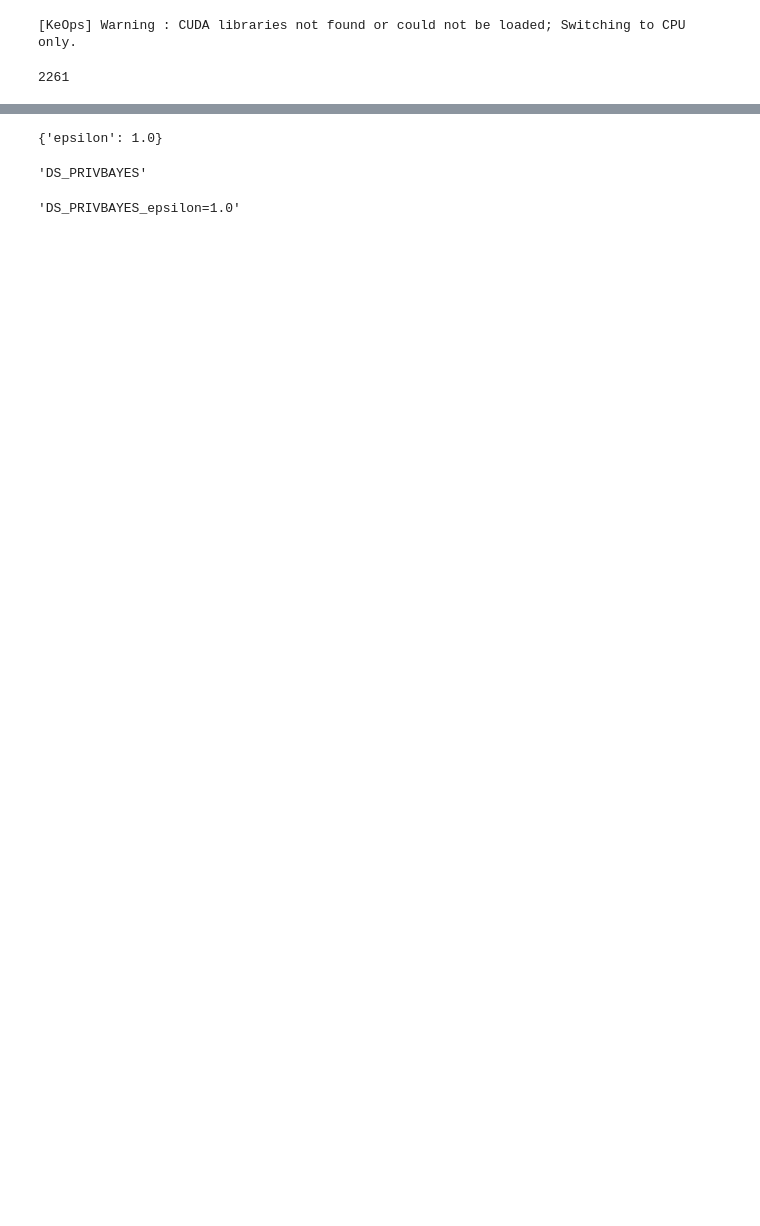
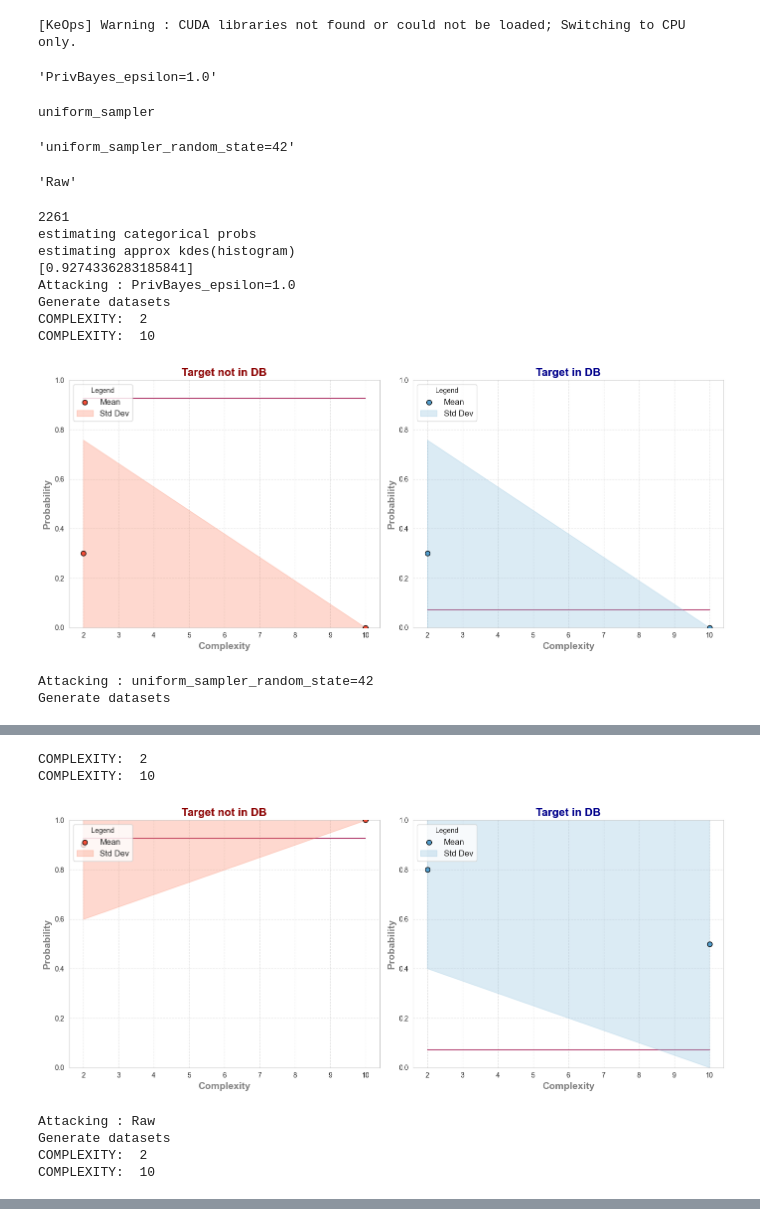
Before and after one commit to ArthGV/Benchmarking-of-Tabular-Synthetic-Data-Generation, a Jupyter notebook: privacy/run_pipeline_test_generator_class.ipynb, the cells around one changed output, grey strips where cells are left out. Saved outputs shown, nothing was run; the diff lists cells and outputs as text; code cells hidden in the pictures; blank space fills up the shorter version.

Commit message:
re-implement BenchmarkGenerator, no generalization, but label works, implemented for Reprosyn & Synthcity & Raw

```diff
--- a/privacy/run_pipeline_test_generator_class.ipynb
+++ b/privacy/run_pipeline_test_generator_class.ipynb
@@ -44,12 +42,48 @@ from tools.tapas.generators import BenchmarkGenerator, SynthcityGenerator
 # %% [output]
 [KeOps] Warning : CUDA libraries not found or could not be loaded; Switching to CPU only.
+# %%
+gen1 = ReprosynGenerator(DS_PRIVBAYES, label="PrivBayes", epsilon=1.0)
+repr(gen1)
+# %% [output]
+'PrivBayes_epsilon=1.0'
+# %%
+gen2 = SynthcityGenerator("uniform_sampler", label="uniform_sampler")
+repr(gen2)
+# %% [output]
+uniform_sampler
+'uniform_sampler_random_state=42'
+# %%
+gen3 = Raw()
+repr(gen3)
+# %% [output]
+'Raw'
 # %%
 # !pip install tf_keras
 # %%
+#TEST PIPELINE
 data = tapas.datasets.TabularDataset.read("data/adult")
 data = AdultDataProcessor.process_tapas_tabulardataset(data)
 data = data.sample(frac = 0.05)  #downsample the data
 print(len(data.data))
 ind = [int(random.random() * len(data.data))]
+
+target_record = data.get_records(ind)
+data.drop_records(ind, in_place=True)
+
+attack = MyAttack(100, features=RandomTargetedQueryFeature(target_record,4,2000))
+gen = ReprosynGenerator(DS_PRIVBAYES, label="PrivBayes", epsilon=1.0)
+
+pipeline = BenchmarkPipeline(data, attack, [gen1,gen2,gen3], target_record=target_record)
+pipeline.run([2,10], 10, 2)
 # %% [output]
 2261
+estimating categorical probs
+estimating approx kdes(histogram)
+[0.9274336283185841]
+Attacking : PrivBayes_epsilon=1.0
+Generate datasets
+COMPLEXITY:  2
+COMPLEXITY:  10
+[figure, added]
+Attacking : uniform_sampler_random_state=42
+Generate datasets
@@ -55,0 +102,7 @@ ind = [int(random.random() * len(data.data))]
+COMPLEXITY:  2
+COMPLEXITY:  10
+[figure, added]
+Attacking : Raw
+Generate datasets
+COMPLEXITY:  2
+COMPLEXITY:  10
@@ -58,19 +109,0 @@ my_dataset = data
-# %%
-benchmark_gen = BenchmarkGenerator(ReprosynGenerator, method_kwargs = {
-    'reprosyn_class': DS_PRIVBAYES},
-    param_kwargs = {'epsilon': 1.0
-})
-
-benchmark_gen.fit(my_dataset)
-synthetic_data = benchmark_gen.generate(1000)
-print(benchmark_gen.parameters)
-# %% [output]
-{'epsilon': 1.0}
-# %%
-benchmark_gen.label
-# %% [output]
-'DS_PRIVBAYES'
-# %%
-benchmark_gen.get_filename_label()
-# %% [output]
-'DS_PRIVBAYES_epsilon=1.0'
```
Also changed, not shown: parts of 9 cells of this notebook, 2 other files.
